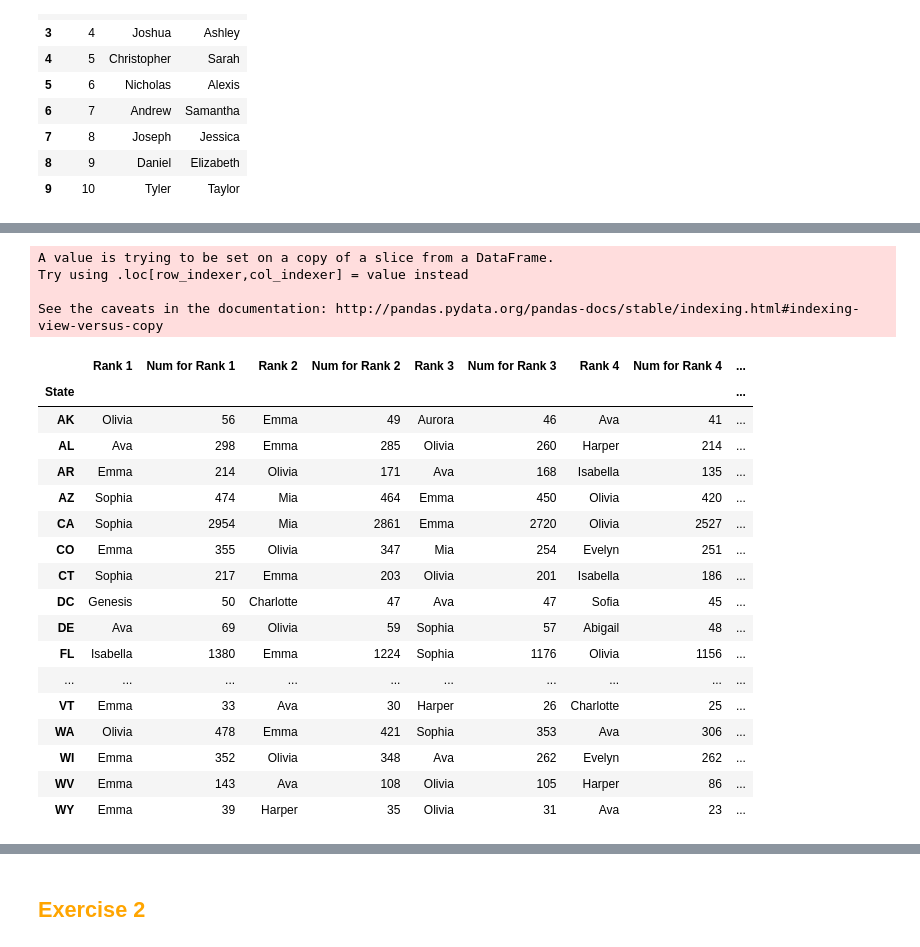
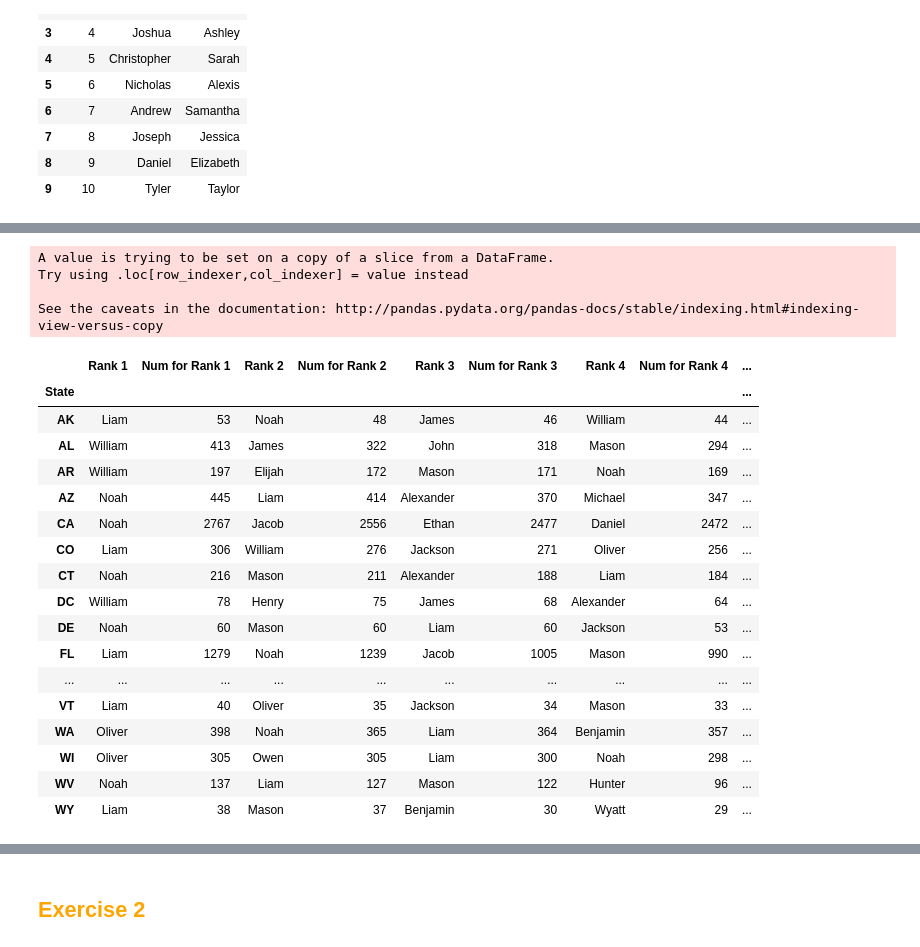
Before and after one commit to pspatel2/msia_401_python_project, a Jupyter notebook: MSiA_422_Project1.ipynb, the cells around one changed output, grey strips where cells are left out. Drawn from its saved outputs; the diff is of its cells as text; code cells hidden in the pictures.

```diff
--- a/MSiA_422_Project1.ipynb
+++ b/MSiA_422_Project1.ipynb
@@ -43,6 +43,9 @@ class BabyNames:
 
         elif ((state==None)&(year!=None)):
             out_df = self.df[self.df.birth_year == year]
+
+        elif ((state!=None)&(year==None)):
+            out_df = self.df[self.df.State == state]
 
         else:
             out_df = self.df
@@ -88,7 +91,7 @@ class BabyNames:
         fromYr_df = self.df[self.df.birth_year == fromYear].groupby(['first_name']).agg({'name_count':'sum'})
         toYr_df = self.df[self.df.birth_year == toYear].groupby(['first_name']).agg({'name_count':'sum'})
         self.popularity_df = pd.merge(fromYr_df,toYr_df,how='outer',on='first_name').fillna(0)
-        self.popularity_df['pop_change'] = self.popularity_df['name_count_x']- self.popularity_df['name_count_y']
+        self.popularity_df['pop_change'] = self.popularity_df['name_count_y']- self.popularity_df['name_count_x']
         self.popularity_df['pop_change'] = self.popularity_df['pop_change'].astype(int)
         self.popularity_df.sort_values(by='pop_change',ascending=False,inplace=True)
         self.popularity_df.reset_index(inplace=True)
@@ -117,17 +120,20 @@ class BabyNames:
         return self.top5df
 
     #part 2f:
-    def NamePopularityPlot(self,name, yearRange, state,sex):
+    def NamePopularityPlot(self,name, yearRange,state,sex):
 
-#         if sex[0].upper == 'M':
-#             sex = "M"
-#         else:
-#             sex = "F"
+        if state != None:
+            tmp_df = self.df[(self.df['first_name'] == name)&(self.df['birth_year'].isin(list(range(yearRange[0],yearRange[1]))))&(self.df['State'] == state)&(self.df['Gender']==sex)]
+            tmp_df_full = self.df[(self.df['birth_year'].isin(list(range(yearRange[0],yearRange[1]))))&(self.df['State'] == state)&(self.df['Gender']==sex)]
+            tmp_df_full.rename(columns={"name_count":"total_count"},inplace=True)
+            tmp_df_full_grpd = tmp_df_full.groupby('birth_year').agg({'total_count':'sum'}).reset_index()
+        else:
+            tmp_df = self.df[(self.df['first_name'] == name)&(self.df['birth_year'].isin(list(range(yearRange[0],yearRange[1]))))&(self.df['Gender']==sex)]
+            tmp_df = tmp_df.groupby('birth_year').agg({"birth_year":'first',"first_name":'first',"name_count":"sum"}).reset_index(drop=True)
+            tmp_df_full = self.df[(self.df['birth_year'].isin(list(range(yearRange[0],yearRange[1]))))&(self.df['Gender']==sex)]
+            tmp_df_full.rename(columns={"name_count":"total_count"},inplace=True)
+            tmp_df_full_grpd = tmp_df_full.groupby('birth_year').agg({'total_count':'sum'}).reset_index()
 
-        tmp_df = self.df[(self.df['first_name'] == name)&(self.df['birth_year'].isin(list(range(yearRange[0],yearRange[1]))))&(self.df['State'] == state)&(self.df['Gender']==sex)]
-        tmp_df_full = self.df[(self.df['birth_year'].isin(list(range(yearRange[0],yearRange[1]))))&(self.df['State'] == state)&(self.df['Gender']==sex)]
-        tmp_df_full.rename(columns={"name_count":"total_count"},inplace=True)
-        tmp_df_full_grpd = tmp_df_full.groupby('birth_year').agg({'total_count':'sum'}).reset_index()
 
         self.name_pop_df = pd.merge(tmp_df,tmp_df_full_grpd,how = 'inner',on='birth_year')
         self.name_pop_df['pop_proportion'] = 100*(self.name_pop_df.name_count/self.name_pop_df.total_count)
@@ -200,29 +206,29 @@ Names that increased in popularity:
 Name: first_name, Length: 393, dtype: object
 # %%
-baby.Top5NamesPerYear(2015,'F')
+baby.Top5NamesPerYear(2015,'M')
 # %% [output]
 A value is trying to be set on a copy of a slice from a DataFrame.
 Try using .loc[row_indexer,col_indexer] = value instead
 
 See the caveats in the documentation: http://pandas.pydata.org/pandas-docs/stable/indexing.html#indexing-view-versus-copy
 |  | Rank 1 | Num for Rank 1 | Rank 2 | Num for Rank 2 | Rank 3 | Num for Rank 3 | Rank 4 | Num for Rank 4 | ... |
 | State |  |  |  |  |  |  |  |  | ... |
-| AK | Olivia | 56 | Emma | 49 | Aurora | 46 | Ava | 41 | ... |
-| AL | Ava | 298 | Emma | 285 | Olivia | 260 | Harper | 214 | ... |
-| AR | Emma | 214 | Olivia | 171 | Ava | 168 | Isabella | 135 | ... |
-| AZ | Sophia | 474 | Mia | 464 | Emma | 450 | Olivia | 420 | ... |
-| CA | Sophia | 2954 | Mia | 2861 | Emma | 2720 | Olivia | 2527 | ... |
-| CO | Emma | 355 | Olivia | 347 | Mia | 254 | Evelyn | 251 | ... |
-| CT | Sophia | 217 | Emma | 203 | Olivia | 201 | Isabella | 186 | ... |
-| DC | Genesis | 50 | Charlotte | 47 | Ava | 47 | Sofia | 45 | ... |
-| DE | Ava | 69 | Olivia | 59 | Sophia | 57 | Abigail | 48 | ... |
-| FL | Isabella | 1380 | Emma | 1224 | Sophia | 1176 | Olivia | 1156 | ... |
+| AK | Liam | 53 | Noah | 48 | James | 46 | William | 44 | ... |
+| AL | William | 413 | James | 322 | John | 318 | Mason | 294 | ... |
+| AR | William | 197 | Elijah | 172 | Mason | 171 | Noah | 169 | ... |
+| AZ | Noah | 445 | Liam | 414 | Alexander | 370 | Michael | 347 | ... |
+| CA | Noah | 2767 | Jacob | 2556 | Ethan | 2477 | Daniel | 2472 | ... |
+| CO | Liam | 306 | William | 276 | Jackson | 271 | Oliver | 256 | ... |
+| CT | Noah | 216 | Mason | 211 | Alexander | 188 | Liam | 184 | ... |
+| DC | William | 78 | Henry | 75 | James | 68 | Alexander | 64 | ... |
+| DE | Noah | 60 | Mason | 60 | Liam | 60 | Jackson | 53 | ... |
+| FL | Liam | 1279 | Noah | 1239 | Jacob | 1005 | Mason | 990 | ... |
 | ... | ... | ... | ... | ... | ... | ... | ... | ... | ... |
-| VT | Emma | 33 | Ava | 30 | Harper | 26 | Charlotte | 25 | ... |
-| WA | Olivia | 478 | Emma | 421 | Sophia | 353 | Ava | 306 | ... |
-| WI | Emma | 352 | Olivia | 348 | Ava | 262 | Evelyn | 262 | ... |
-| WV | Emma | 143 | Ava | 108 | Olivia | 105 | Harper | 86 | ... |
-| WY | Emma | 39 | Harper | 35 | Olivia | 31 | Ava | 23 | ... |
+| VT | Liam | 40 | Oliver | 35 | Jackson | 34 | Mason | 33 | ... |
+| WA | Oliver | 398 | Noah | 365 | Liam | 364 | Benjamin | 357 | ... |
+| WI | Oliver | 305 | Owen | 305 | Liam | 300 | Noah | 298 | ... |
+| WV | Noah | 137 | Liam | 127 | Mason | 122 | Hunter | 96 | ... |
+| WY | Liam | 38 | Mason | 37 | Benjamin | 30 | Wyatt | 29 | ... |
 # %%
 baby.NamePopularityPlot(name='Matthew', yearRange=(2000,2015), state='IL', sex='M')
 # %% [output]
```
Also changed, not shown: parts of 18 cells of this notebook.
